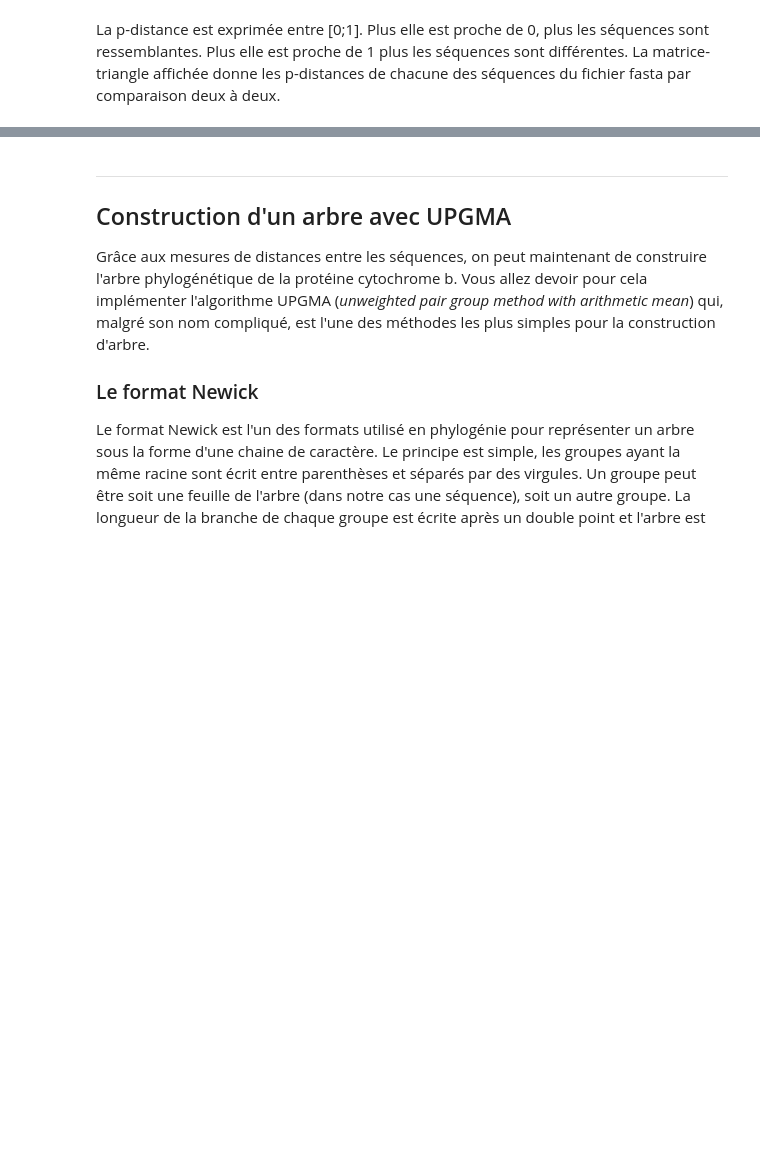
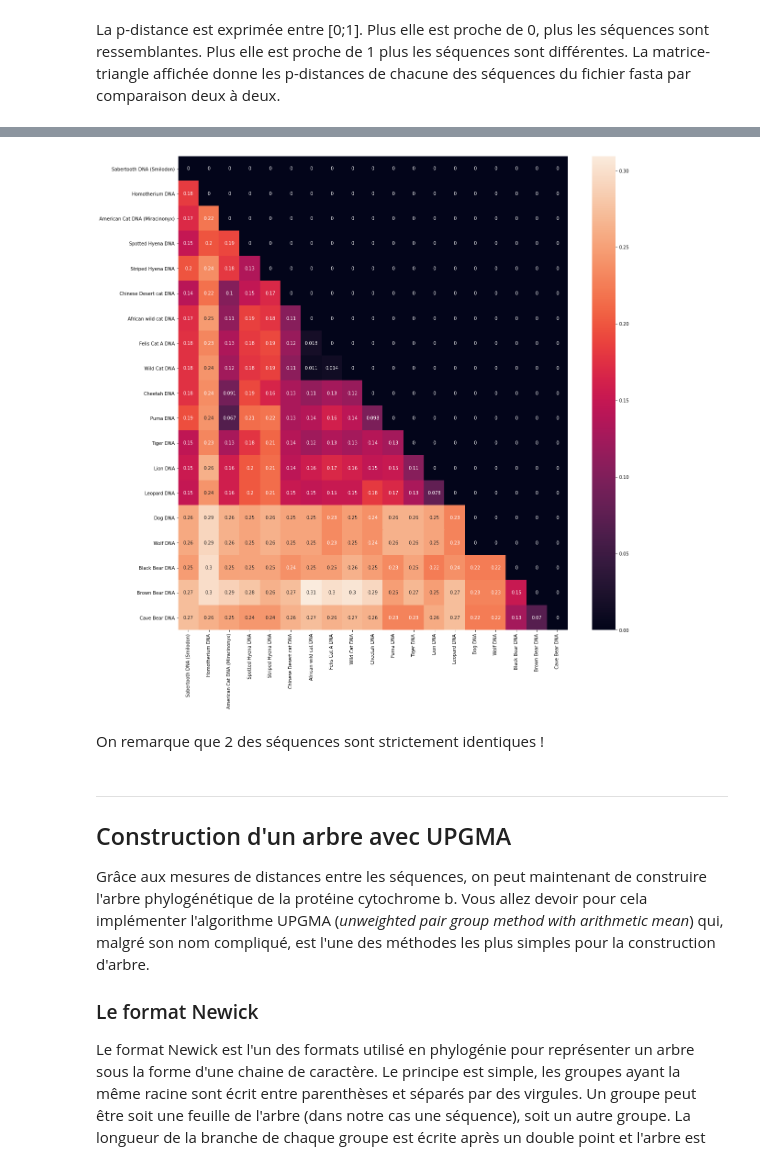
Before and after one commit to orthose/cat_phylo, a Jupyter notebook: projet_phylogenie.ipynb, the cells around one changed output, grey strips where cells are left out. Cells and saved outputs as stored; diff of their text form; code cells hidden in the pictures; blank space fills up the shorter version.

```diff
--- a/projet_phylogenie.ipynb
+++ b/projet_phylogenie.ipynb
@@ -31,7 +31,7 @@ import re
 def parse_fasta(file):
     # Patterns matching
     PNAME = "\s*>\s*([\w\W]*[\w\S]+){1}\s*"
-    PSEQ = "\s*([ATGC]+){1}\s*"
+    PSEQ = "\s*([ATGC-]+){1}\s*"
     res = {}
     name = ""
     with open(file, "r") as fo:
@@ -389,0 +436,2 @@ sns.heatmap(M, annot=True, xticklabels=fasta, yticklabels=fasta)
+# %%
+M2 = compute_distances(fasta_align, align=False)
@@ -389,0 +456,4 @@ sns.heatmap(M, annot=True, xticklabels=fasta, yticklabels=fasta)
+# %%
+print_matrix(M2, fasta_align)
+# %% [output]
+[figure, added]
@@ -390,3 +463,5 @@ sns.heatmap(M, annot=True, xticklabels=fasta, yticklabels=fasta)
+# %% [markdown]
+On remarque que 2 des séquences sont strictement identiques !
 # %% [markdown]
 ------
 ## Construction d'un arbre avec UPGMA
```
Also changed, not shown: parts of 16 cells of this notebook, 1 other file.
